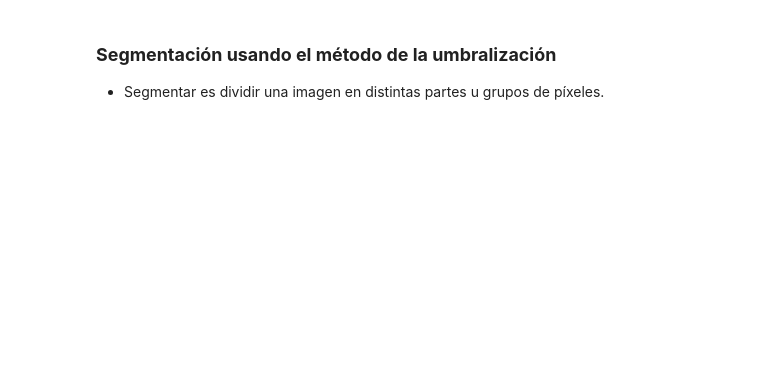
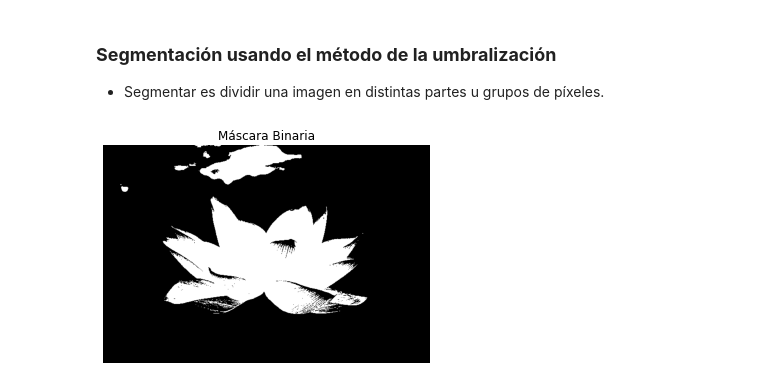
Before and after one commit to jpcano1/ISIS_4825_taller_3, a Jupyter notebook: bootcamp/Scikit_image_Bootcamp.ipynb, the cells around one changed output. Cells and saved outputs as stored; diff of their text form; code cells hidden in the pictures; blank space fills up the shorter version.

```diff
--- a/bootcamp/Scikit_image_Bootcamp.ipynb
+++ b/bootcamp/Scikit_image_Bootcamp.ipynb
@@ -135,3 +137,22 @@ plt.show();
 # %% [markdown]
 ### **Segmentación usando el método de la umbralización**<a name="id4-3"></a>
 - Segmentar es dividir una imagen en distintas partes u grupos de píxeles.
+# %%
+def binarize(img_gray, thresh):
+    binarized_img = np.zeros_like(img_gray, dtype=np.uint8)
+
+    for i in range(img_gray.shape[0]):
+        for j in range(img_gray.shape[1]):
+            if img_gray[i, j] > thresh:
+                mask = 1
+            else:
+                mask = 0
+            binarized_img[i, j] = mask
+    return binarized_img
+# %%
+thresh = threshold_otsu(img_gray)
+binarized_img = binarize(img_gray, thresh)
+# %%
+vis.visualize(binarized_img, "Máscara Binaria")
+# %% [output]
+[figure, added]
```
Also changed, not shown: parts of 10 cells of this notebook, 1 other file.
